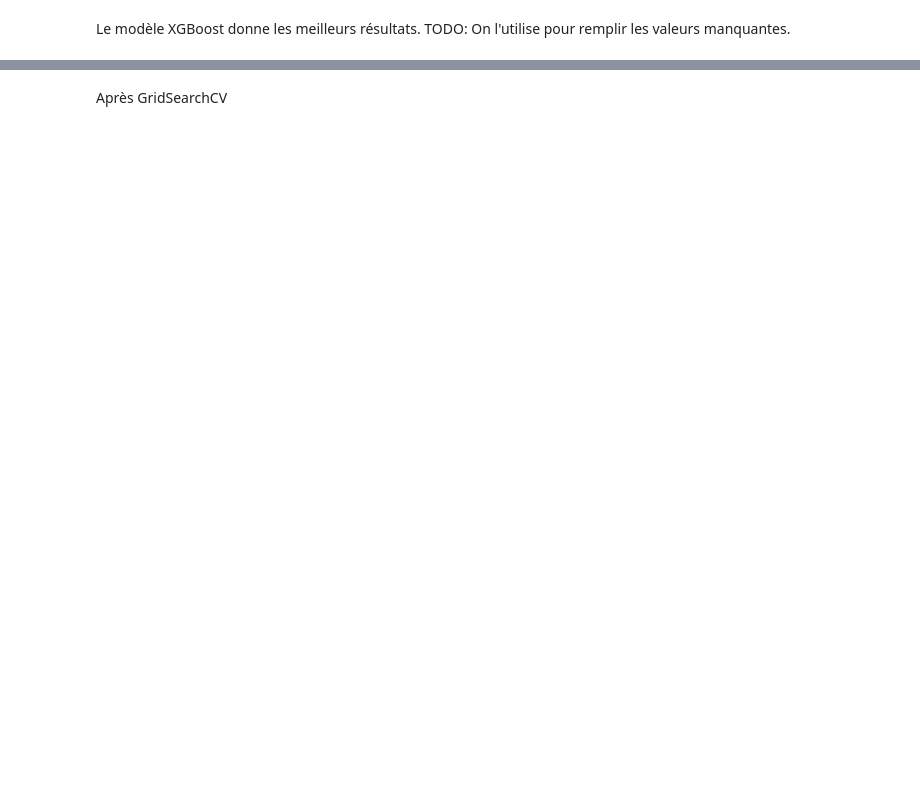
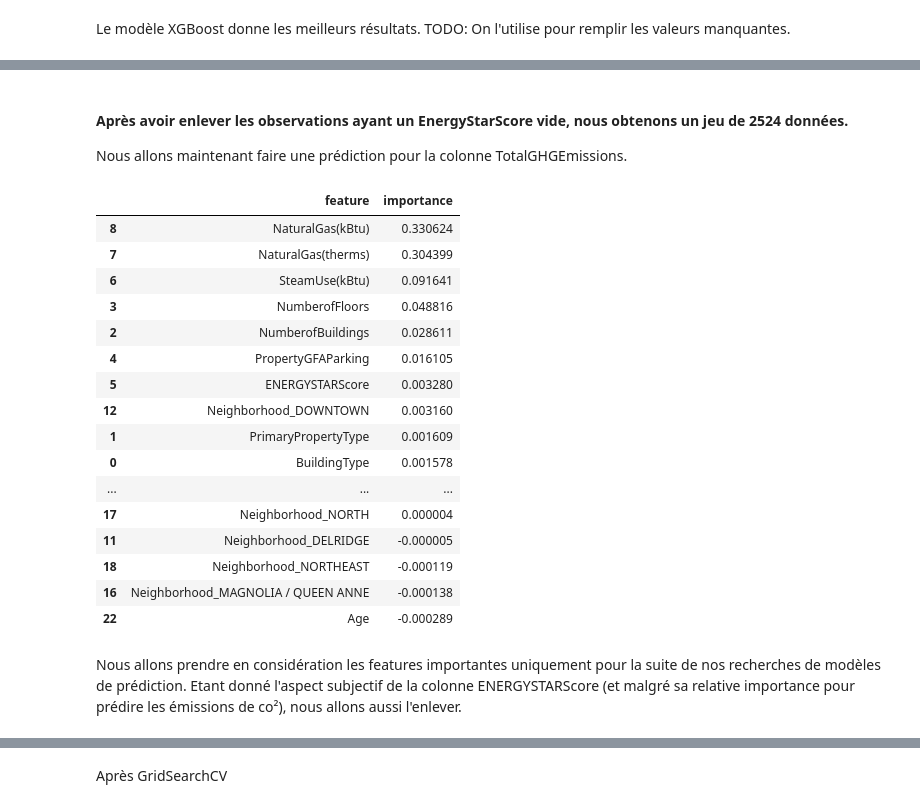
Before and after one commit to CharbonneauJean/OC-Projet3, a Jupyter notebook: predictions.ipynb, the cells around one changed output, grey strips where cells are left out. Drawn from its saved outputs; the diff is of its cells as text; code cells hidden in the pictures; blank space fills up the shorter version.

```diff
--- a/predictions.ipynb
+++ b/predictions.ipynb
@@ -266,0 +264,57 @@ df.to_csv('data/clean_with_score.csv', index=False)
+# %% [markdown]
+#### Après avoir enlever les observations ayant un EnergyStarScore vide, nous obtenons un jeu de 2524 données.
+Nous allons maintenant faire une prédiction pour la colonne TotalGHGEmissions.
+# %%
+from sklearn.ensemble import RandomForestRegressor
+from sklearn.model_selection import train_test_split
+from sklearn.metrics import mean_squared_error
+from sklearn.inspection import permutation_importance
+
+# Assuming 'df' is your DataFrame
+y = df['TotalGHGEmissions']
+X = df.drop('TotalGHGEmissions', axis=1)
+X = X.drop('SiteEnergyUseWN(kBtu)', axis=1)
+X = X.drop('SiteEnergyUse(kBtu)', axis=1)
+X = X.drop('GHGEmissionsIntensity', axis=1)
+X = X.drop('SourceEUI(kBtu/sf)', axis=1)
+X = X.drop('SourceEUIWN(kBtu/sf)', axis=1)
+X = X.drop('SiteEUI(kBtu/sf)', axis=1)
+X = X.drop('SiteEUIWN(kBtu/sf)', axis=1)
+# X = X.drop('ENERGYSTARScore', axis=1)
+X = X.drop('EnergyUse_Age_Ratio', axis=1)
+
+# Splitting the dataset into training and testing sets
+X_train, X_test, y_train, y_test = train_test_split(X, y, test_size=0.2, random_state=42)
+
+# Creating and training the Random Forest model
+model = RandomForestRegressor(n_estimators=100, random_state=42)
+model.fit(X_train, y_train)
+
+# Predicting and evaluating the model
+y_pred = model.predict(X_test)
+mse = mean_squared_error(y_test, y_pred)
+
+# Computing feature importance
+feature_importance = permutation_importance(model, X_test, y_test, n_repeats=10, random_state=42)
+importance_df = pd.DataFrame({'feature': X.columns, 'importance': feature_importance.importances_mean})
+importance_df = importance_df.sort_values(by='importance', ascending=False)
+# %%
+importance_df.head(30)
+# %% [output]
+|  | feature | importance |
+| 8 | NaturalGas(kBtu) | 0.330624 |
+| 7 | NaturalGas(therms) | 0.304399 |
+| 6 | SteamUse(kBtu) | 0.091641 |
+| 3 | NumberofFloors | 0.048816 |
+| 2 | NumberofBuildings | 0.028611 |
+| 4 | PropertyGFAParking | 0.016105 |
+| 5 | ENERGYSTARScore | 0.003280 |
+| 12 | Neighborhood_DOWNTOWN | 0.003160 |
+| 1 | PrimaryPropertyType | 0.001609 |
+| 0 | BuildingType | 0.001578 |
+| ... | ... | ... |
+| 17 | Neighborhood_NORTH | 0.000004 |
+| 11 | Neighborhood_DELRIDGE | -0.000005 |
+| 18 | Neighborhood_NORTHEAST | -0.000119 |
+| 16 | Neighborhood_MAGNOLIA / QUEEN ANNE | -0.000138 |
+| 22 | Age | -0.000289 |
@@ -266,0 +333,3 @@ df.to_csv('data/clean_with_score.csv', index=False)
+# %% [markdown]
+Nous allons prendre en considération les features importantes uniquement pour la suite de nos recherches de modèles de prédiction.
+Etant donné l'aspect subjectif de la colonne ENERGYSTARScore (et malgré sa relative importance pour prédire les émissions de co²), nous allons aussi l'enlever.
```
Also changed, not shown: parts of 30 cells of this notebook, 3 other files.
